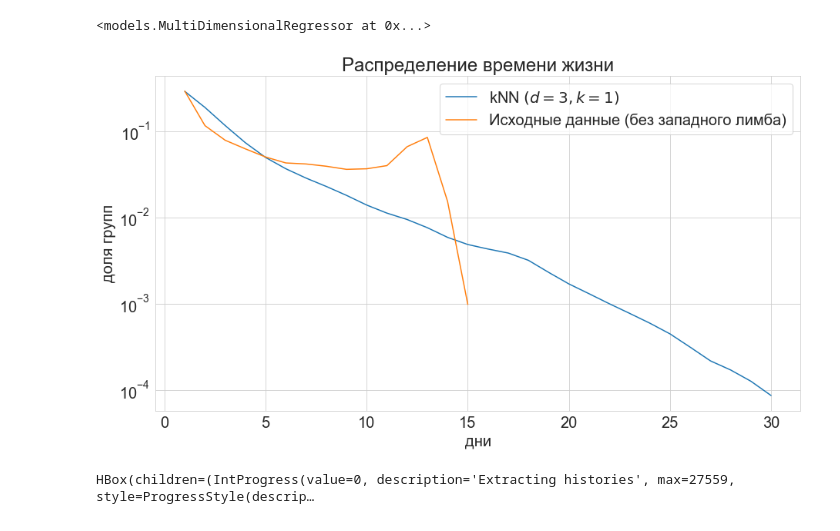
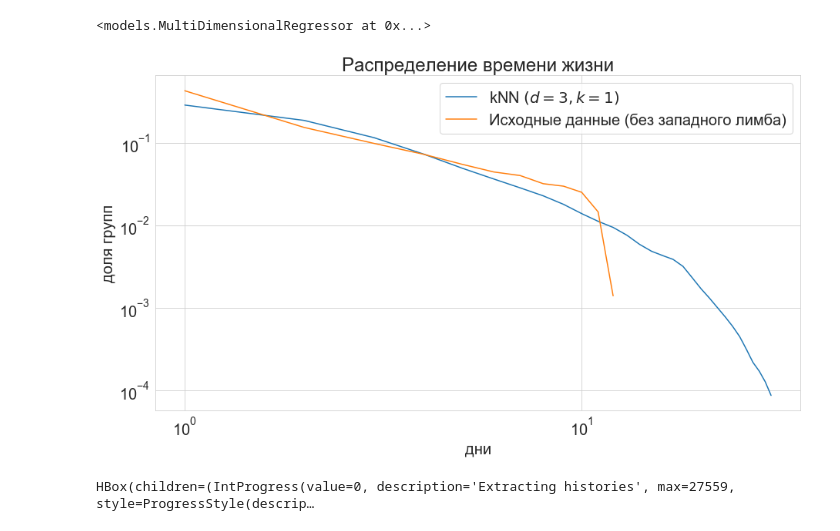
Before and after one commit to isadrtdinov/Solar-Activity, a Jupyter notebook: experiments.ipynb, the cells around one changed output. Cells and saved outputs as stored; diff of their text form; code cells hidden in the pictures.

Commit message:
correct images

```diff
--- a/experiments.ipynb
+++ b/experiments.ipynb
@@ -335,28 +335,28 @@ def lifetime_distr(histories_to_predict, left_mask, right_mask, max_dim, n_neigh
 # %%
 plt.figure(figsize=(15, 8))
 
 lifetimes = lifetime_distr(histories_to_predict, left_mask, right_mask,
                            max_dim=3, n_neighbors=1)
 dates = np.arange(1, lifetimes.size + 1)
 lifetimes = np.exp(gaussian_filter1d(np.log(lifetimes), 1))
 sns.lineplot(dates, lifetimes, label='kNN $(d=3, k=1)$')
 
-lifetimes = get_lifetimes(np.nan_to_num(histories_to_predict), 3)
+lifetimes = get_lifetimes(np.nan_to_num(histories_to_predict[left_mask]), 3)
 unique, counts = np.unique(lifetimes, return_counts=True)
 counts = counts / counts.sum()
 dates = np.arange(1, counts.size + 1)
 sns.lineplot(dates, counts, label='Исходные данные (без западного лимба)')
 
-#plt.xscale('log')
+plt.xscale('log')
 plt.yscale('log')
 plt.xlabel('дни')
 plt.ylabel('доля групп')
 plt.legend()
 plt.title('Распределение времени жизни')
-plt.savefig('images/lifetime (init & algo)')
+plt.savefig('images/lifetime (init & algo, log x)')
 plt.show()
 # %% [output]
-[figure, old version]
+[figure, new version]
 # %%
 histories_to_predict = []
 left_mask = []
```
Also changed, not shown: 2 other files.
